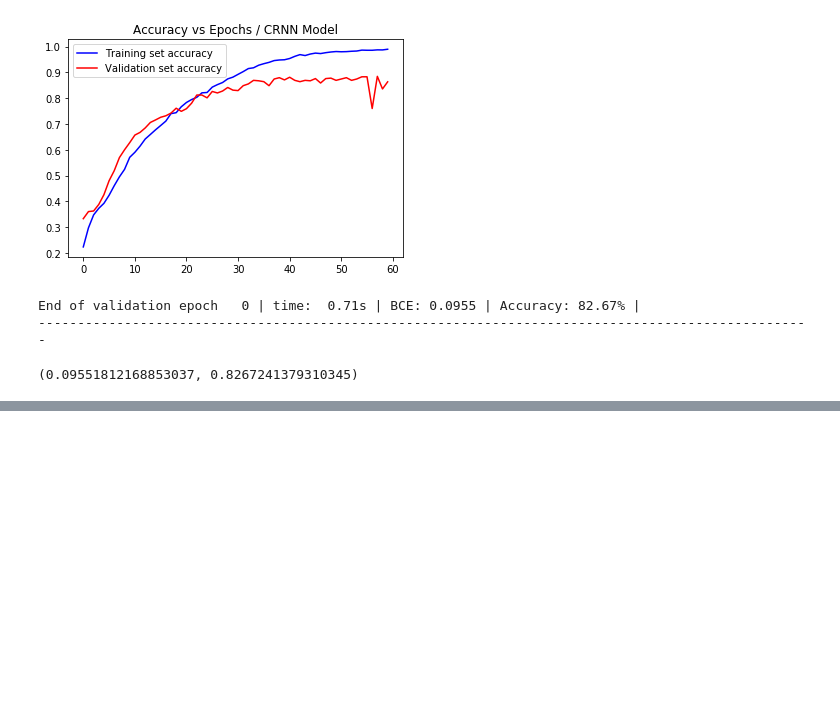
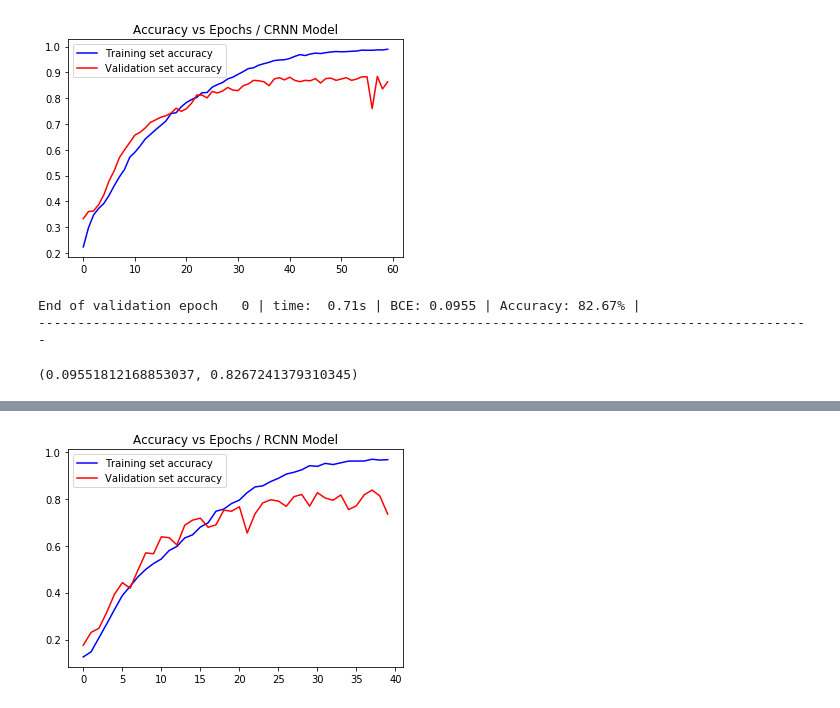
Before and after one commit to XiplusChenyu/Musical-Genre-Classification, a Jupyter notebook: scripts/train_models.ipynb, the cells around one changed output, grey strips where cells are left out. Saved outputs shown, nothing was run; the diff lists cells and outputs as text; code cells hidden in the pictures; blank space fills up the shorter version.

Commit message:
add new model

```diff
--- a/scripts/train_models.ipynb
+++ b/scripts/train_models.ipynb
@@ -180,0 +183,18 @@ End of validation epoch   0 | time:  0.71s | BCE: 0.0955 | Accuracy: 82.67% |
+# %%
+Para.learning_rate = 1e-5
+Para.batch_size = 32
+Para.epoch_num = 40
+
+train_loader = torch_dataset_loader(Para.LA_TRAIN_DATA_PATH, Para.batch_size, True, Para.kwargs)
+validation_loader = torch_dataset_loader(Para.LA_VAL_DATA_PATH, Para.batch_size, False, Para.kwargs)
+test_loader = torch_dataset_loader(Para.LA_TEST_DATA_PATH, Para.batch_size, False, Para.kwargs)
+
+RNN = RnnModel()
+# %%
+res = main_train(model=RNN,
+                 train_loader=train_loader,
+                 valid_loader=validation_loader,
+                 log_name='RnnModel.json',
+                 save_name='RnnModel.pt',
+                 lr=Para.learning_rate,
+                 epoch_num=Para.epoch_num)
@@ -180,0 +219,9 @@ End of validation epoch   0 | time:  0.71s | BCE: 0.0955 | Accuracy: 82.67% |
+# %%
+plt.figure()
+plt.plot(res['train_accu'], c='b', label='Training set accuracy')
+plt.plot(res['valid_accu'], c='r', label='Validation set accuracy')
+plt.title('Accuracy vs Epochs / RCNN Model')
+plt.legend()
+plt.show()
+# %% [output]
+[figure, added]
```
Also changed, not shown: parts of 4 cells of this notebook, 2 other files.
